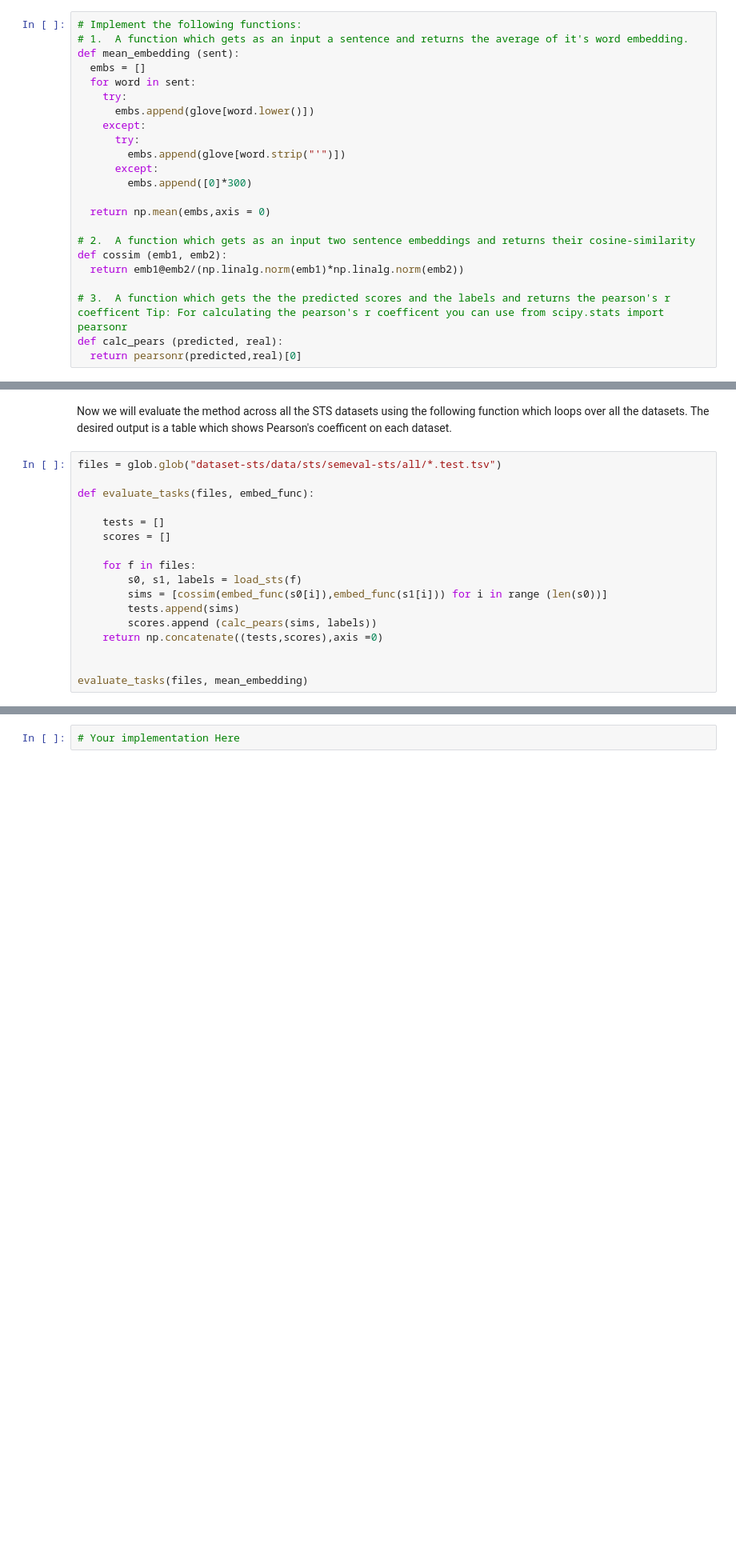
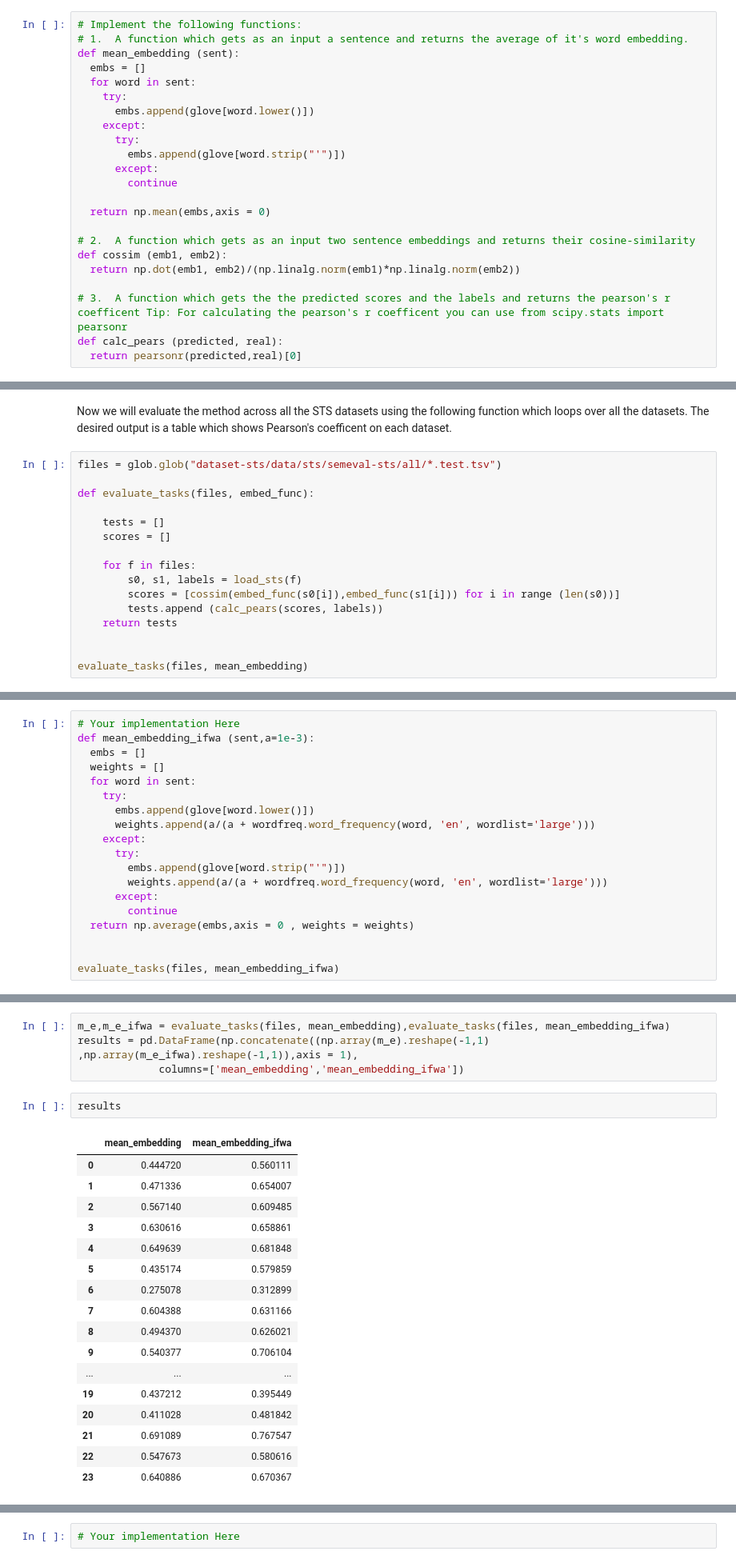
Before and after one commit to ShaulSolomon/NLP-Ydata, a Jupyter notebook: HW4/HW4_NLP.ipynb, the cells around one changed output, grey strips where cells are left out. Shown at 80% size. Cells and saved outputs as stored; diff of their text form; blank space fills up the shorter version.

```diff
--- a/HW4/HW4_NLP.ipynb
+++ b/HW4/HW4_NLP.ipynb
@@ -125,13 +125,13 @@ def mean_embedding (sent):
       try:
         embs.append(glove[word.strip("'")])
       except:
-        embs.append([0]*300)
+        continue
 
   return np.mean(embs,axis = 0)
 
 # 2.  A function which gets as an input two sentence embeddings and returns their cosine-similarity
 def cossim (emb1, emb2):
-  return emb1@emb2/(np.linalg.norm(emb1)*np.linalg.norm(emb2))
+  return np.dot(emb1, emb2)/(np.linalg.norm(emb1)*np.linalg.norm(emb2))
 
 # 3.  A function which gets the the predicted scores and the labels and returns the pearson's r coefficent Tip: For calculating the pearson's r coefficent you can use from scipy.stats import pearsonr
 def calc_pears (predicted, real):
@@ -162,10 +158,9 @@ def evaluate_tasks(files, embed_func):
 
     for f in files:
         s0, s1, labels = load_sts(f)
-        sims = [cossim(embed_func(s0[i]),embed_func(s1[i])) for i in range (len(s0))]
-        tests.append(sims)
-        scores.append (calc_pears(sims, labels))
-    return np.concatenate((tests,scores),axis =0)
+        scores = [cossim(embed_func(s0[i]),embed_func(s1[i])) for i in range (len(s0))]
+        tests.append (calc_pears(scores, labels))
+    return tests
 
 
 evaluate_tasks(files, mean_embedding)
@@ -201,0 +199,19 @@ TIP: In order to avoid numerical issues instead of multiplying by 1/freq you sou
+# %%
+# Your implementation Here
+def mean_embedding_ifwa (sent,a=1e-3):
+  embs = []
+  weights = []
+  for word in sent:
+    try:
+      embs.append(glove[word.lower()])
+      weights.append(a/(a + wordfreq.word_frequency(word, 'en', wordlist='large')))
+    except:
+      try:
+        embs.append(glove[word.strip("'")])
+        weights.append(a/(a + wordfreq.word_frequency(word, 'en', wordlist='large')))
+      except:
+        continue
+  return np.average(embs,axis = 0 , weights = weights)
+
+
+evaluate_tasks(files, mean_embedding_ifwa)
@@ -202,3 +236,27 @@ TIP: In order to avoid numerical issues instead of multiplying by 1/freq you sou
+# %%
+m_e,m_e_ifwa = evaluate_tasks(files, mean_embedding),evaluate_tasks(files, mean_embedding_ifwa)
+results = pd.DataFrame(np.concatenate((np.array(m_e).reshape(-1,1) ,np.array(m_e_ifwa).reshape(-1,1)),axis = 1),
+             columns=['mean_embedding','mean_embedding_ifwa'])
+# %%
+results
+# %% [output]
+|  | mean_embedding | mean_embedding_ifwa |
+| 0 | 0.444720 | 0.560111 |
+| 1 | 0.471336 | 0.654007 |
+| 2 | 0.567140 | 0.609485 |
+| 3 | 0.630616 | 0.658861 |
+| 4 | 0.649639 | 0.681848 |
+| 5 | 0.435174 | 0.579859 |
+| 6 | 0.275078 | 0.312899 |
+| 7 | 0.604388 | 0.631166 |
+| 8 | 0.494370 | 0.626021 |
+| 9 | 0.540377 | 0.706104 |
+| ... | ... | ... |
+| 19 | 0.437212 | 0.395449 |
+| 20 | 0.411028 | 0.481842 |
+| 21 | 0.691089 | 0.767547 |
+| 22 | 0.547673 | 0.580616 |
+| 23 | 0.640886 | 0.670367 |
 # %% [markdown]
 ## 5. Predict similarity between sentences based on  first common component removal
 
```
Also changed, not shown: parts of 12 cells of this notebook.
